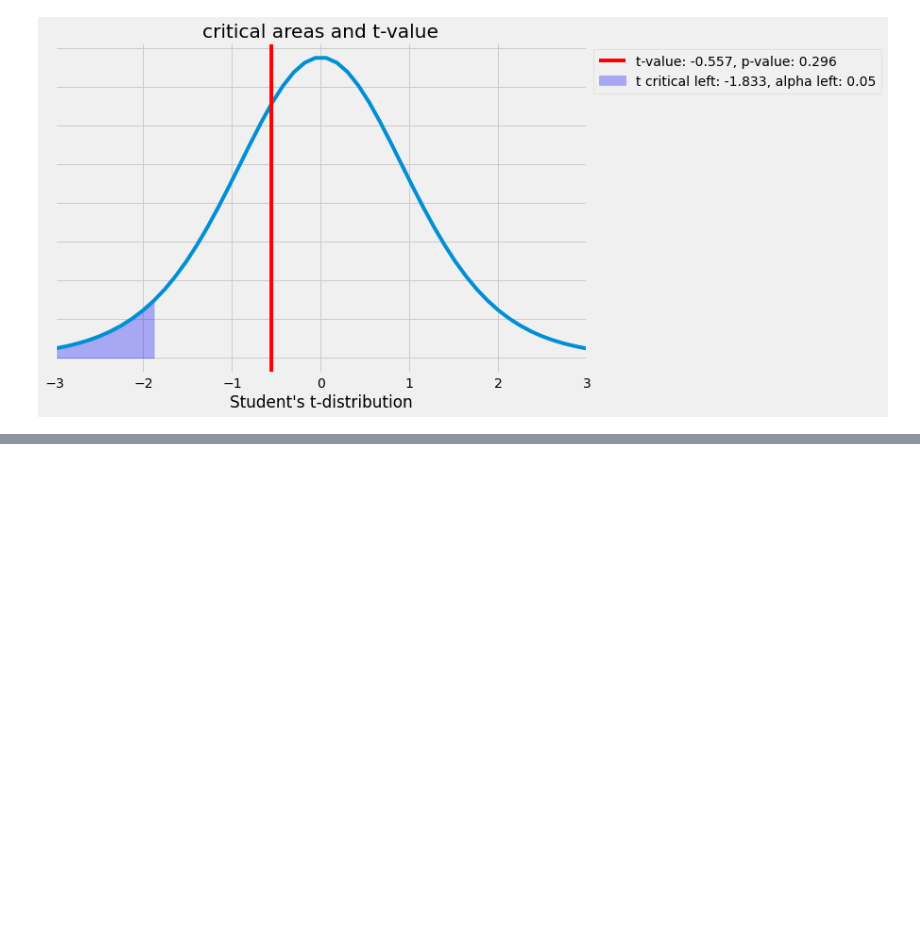
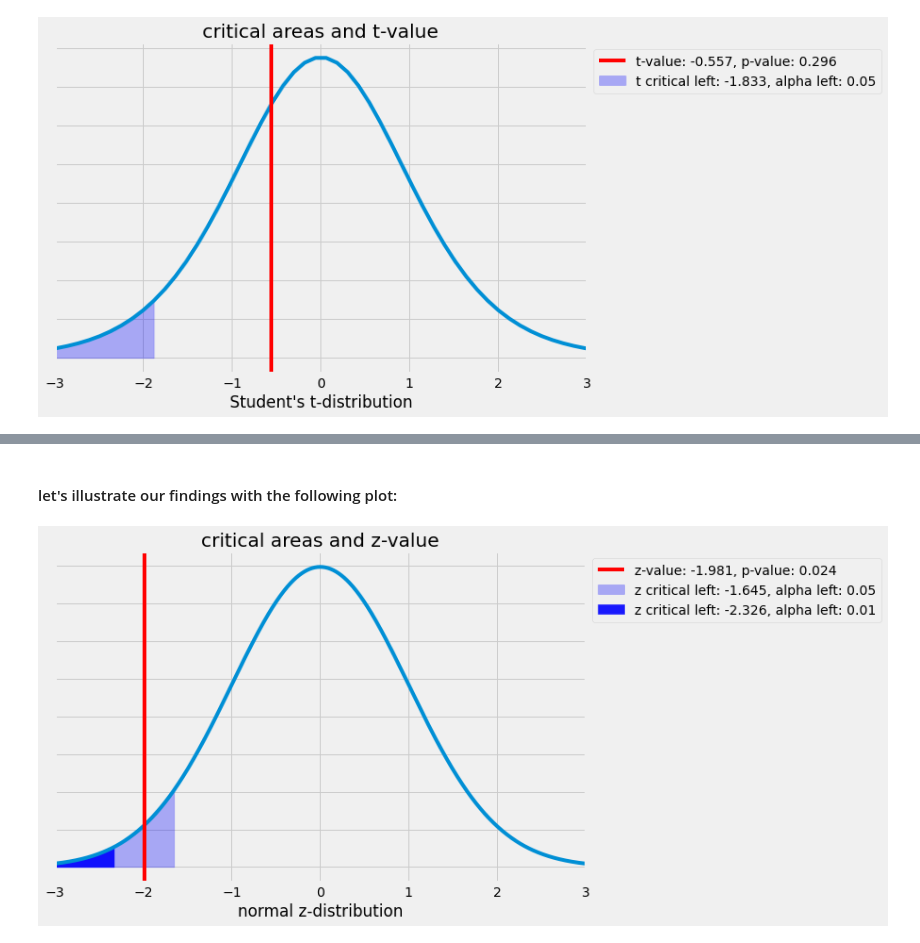
Before and after one commit to ME-27/Probability_Theory_and_Statistics_Geekbrains_course, a Jupyter notebook: Probability_And_Statistics_Crashcourse_Of_My_Own/Hypothesis_Testing.ipynb, the cells around one changed output, grey strips where cells are left out. Saved outputs shown, nothing was run; the diff lists cells and outputs as text; code cells hidden in the pictures; blank space fills up the shorter version.

```diff
--- a/Probability_And_Statistics_Crashcourse_Of_My_Own/Hypothesis_Testing.ipynb
+++ b/Probability_And_Statistics_Crashcourse_Of_My_Own/Hypothesis_Testing.ipynb
@@ -315,0 +379,55 @@ we do not reject $H_0$ at 5% of significance as $t (-0.55) > -1.83$ or p-value (
+# %% [markdown]
+#### let's illustrate our findings with the following plot:
+# %%
+# defining x and y
+normal_distribution = pd.DataFrame({
+    'x': np.arange(-3, 3, 0.01),
+    'y': stats.norm.pdf(np.arange(-3, 3, 0.01), 0, 1)  # stats.norm.pdf(x, 0, 1)
+})
+
+x = normal_distribution['x']
+y = normal_distribution['y']
+
+# establishing critical areas
+# left:
+x_critical_left_1 = normal_distribution.loc[normal_distribution['x'] < -z_critical_1, 'x']
+y_critical_left_1 = normal_distribution.loc[normal_distribution['x'] < -z_critical_1, 'y']
+
+x_critical_left_2 = normal_distribution.loc[normal_distribution['x'] < -z_critical_2, 'x']
+y_critical_left_2 = normal_distribution.loc[normal_distribution['x'] < -z_critical_2, 'y']
+
+# right:
+# x_critical_right = normal_distribution.loc[normal_distribution['x'] > z_critical, 'x']
+# y_critical_right = normal_distribution.loc[normal_distribution['x'] > z_critical, 'y']
+
+
+
+# building the plot
+fig, ax = plt.subplots(figsize=(9,6))
+plt.style.use('fivethirtyeight')
+ax.plot(x, y)
+
+# painting critical areas
+# left:
+ax.fill_between(x_critical_left_1, y_critical_left_1, 0, alpha=0.3, color='b',
+                label=f'z critical left: {round(-z_critical_1, 3)}, alpha left: {alpha_1/n_sided}')
+ax.fill_between(x_critical_left_2, y_critical_left_2, 0, alpha=0.9, color='b',
+                label=f'z critical left: {round(-z_critical_2, 3)}, alpha left: {alpha_2/n_sided}')
+# right:
+# ax.fill_between(x_critical_right, y_critical_right, 0, alpha=0.3, color='b',
+#                 label=f'z critical right: {round(z_critical, 3)}, alpha right: {alpha/n_sided}')
+
+# drawing z-value line
+ax.axvline(x=z, color='r', label=f'z-value: {round(z, 3)}, p-value: {round(p_value, 3)}')
+
+# decorating the plot
+ax.set_xlim([-3, 3])
+ax.set_xlabel('normal z-distribution')
+ax.set_yticklabels([])  # to remove y-bar
+ax.set_title('critical areas and z-value')
+ax.legend(bbox_to_anchor = (1.0, 1), loc='upper left')
+
+# plt.savefig('normal_curve.png', dpi=72, bbox_inches='tight')
+plt.show()
+# %% [output]
+[figure, added]
```
Also changed, not shown: parts of 97 cells of this notebook.
